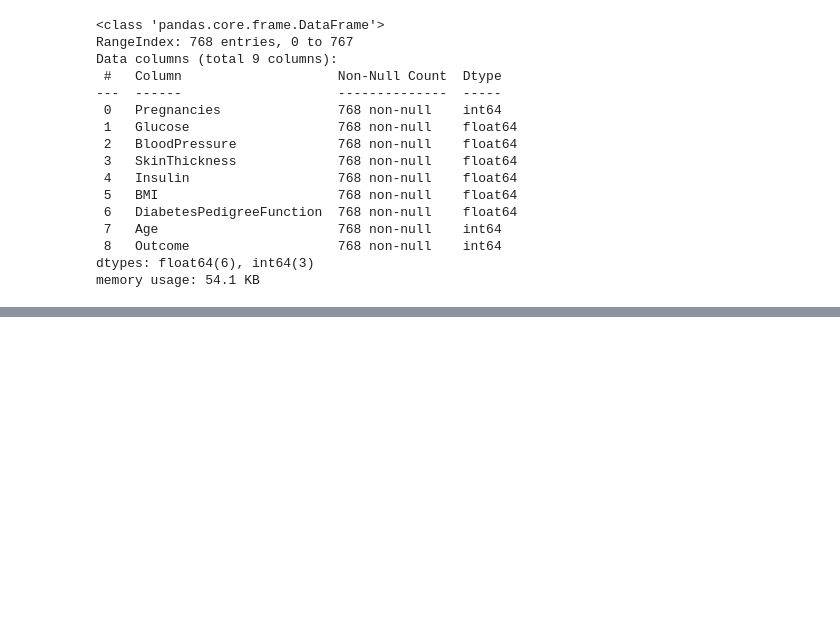
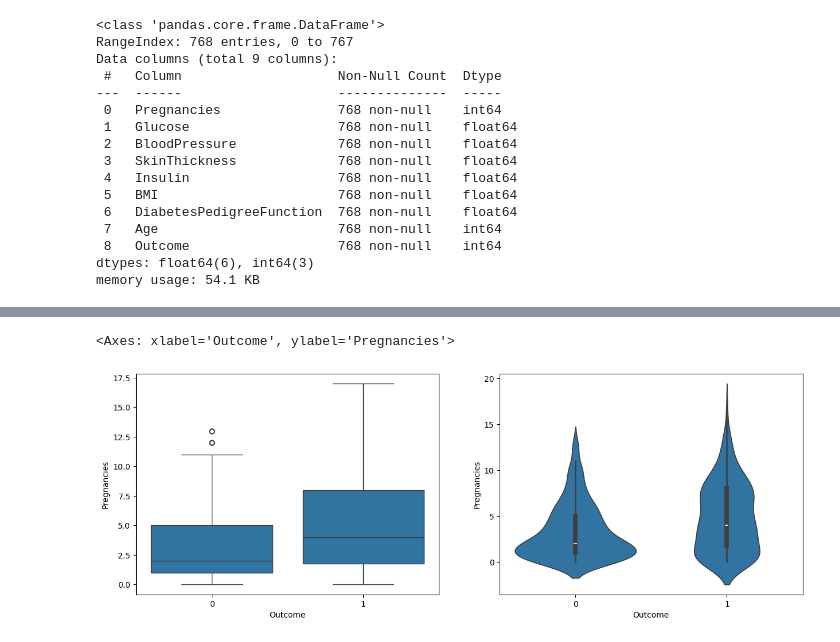
Before and after one commit to AKCcodex/Indian-Diabetes-Prediction-Classification-Model-Analysis, a Jupyter notebook: Untitled.ipynb, the cells around one changed output, grey strips where cells are left out. Cells and saved outputs as stored; diff of their text form; code cells hidden in the pictures; blank space fills up the shorter version.

```diff
--- a/Untitled.ipynb
+++ b/Untitled.ipynb
@@ -122,0 +135,7 @@ df.head()
+# %%
+fig,ax = plt.subplots(1,2,figsize=(15,5))
+sns.boxplot(x='Outcome',y='Pregnancies',data=df,ax=ax[0])
+sns.violinplot(x='Outcome',y='Pregnancies',data=df,ax=ax[1])
+# %% [output]
+<Axes: xlabel='Outcome', ylabel='Pregnancies'>
+[figure, added]
```
Also changed, not shown: parts of 8 cells of this notebook.
